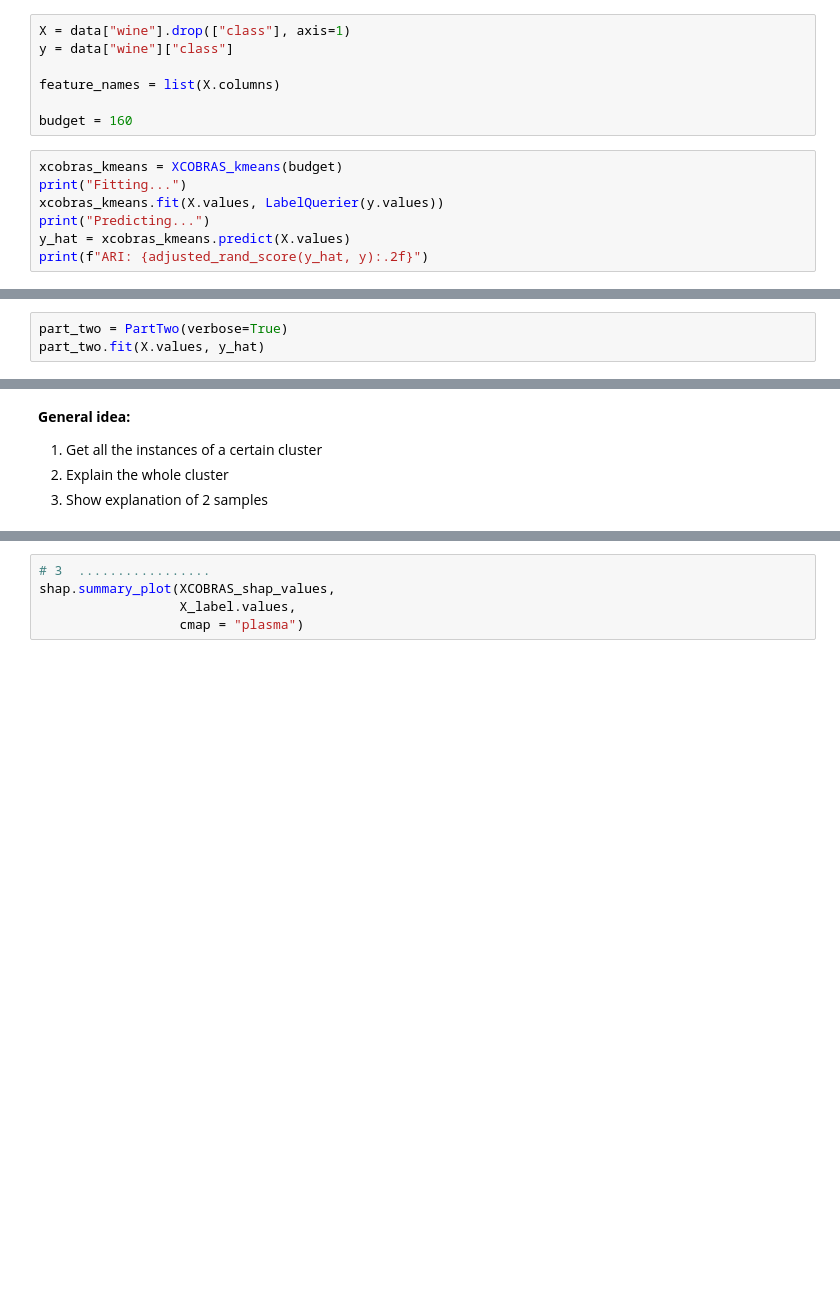
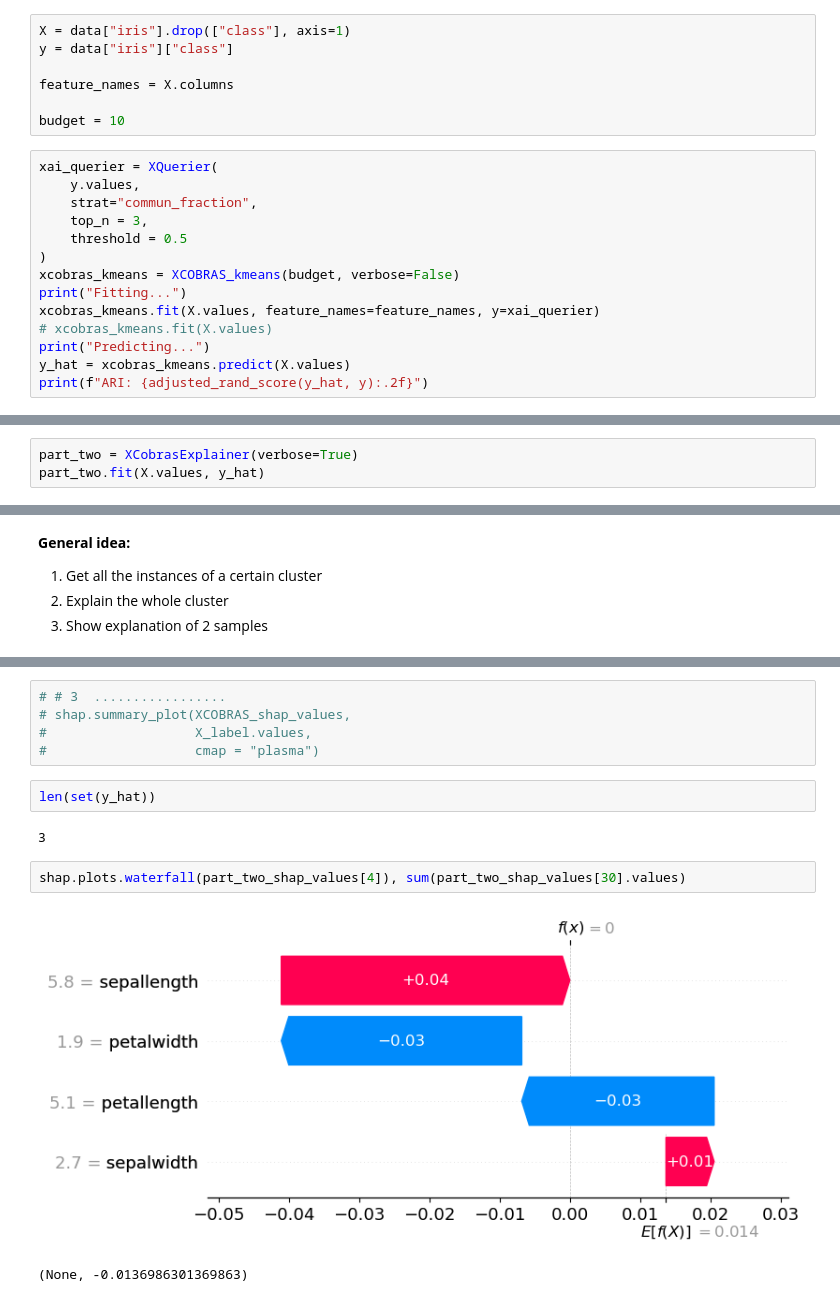
Before and after one commit to YacineMOK/XCOBRAS, a Jupyter notebook: XCOBRAS_kmeans/test_model_explainer.ipynb, the cells around one changed output, grey strips where cells are left out. Cells and saved outputs as stored; diff of their text form; blank space fills up the shorter version.

```diff
--- a/XCOBRAS_kmeans/test_model_explainer.ipynb
+++ b/XCOBRAS_kmeans/test_model_explainer.ipynb
@@ -51,16 +52,23 @@ for dataset_path in datasets_path:
     data[dataset_name] = pd.DataFrame(temp_data[0])
     data[dataset_name]["class"] = data[dataset_name]["class"].str.decode('utf-8')
 # %%
-X = data["wine"].drop(["class"], axis=1)
-y = data["wine"]["class"]
+X = data["iris"].drop(["class"], axis=1)
+y = data["iris"]["class"]
 
-feature_names = list(X.columns)
+feature_names = X.columns
 
-budget = 160
+budget = 10
 # %%
-xcobras_kmeans = XCOBRAS_kmeans(budget)
+xai_querier = XQuerier(
+    y.values,
+    strat="commun_fraction",
+    top_n = 3,
+    threshold = 0.5
+)
+xcobras_kmeans = XCOBRAS_kmeans(budget, verbose=False)
 print("Fitting...")
-xcobras_kmeans.fit(X.values, LabelQuerier(y.values))
+xcobras_kmeans.fit(X.values, feature_names=feature_names, y=xai_querier)
+# xcobras_kmeans.fit(X.values)
 print("Predicting...")
 y_hat = xcobras_kmeans.predict(X.values)
 print(f"ARI: {adjusted_rand_score(y_hat, y):.2f}")
@@ -69,5 +100,5 @@ Fitting...
 # %%
-part_two = PartTwo(verbose=True)
+part_two = XCobrasExplainer(verbose=True)
 part_two.fit(X.values, y_hat)
 # %% [output]
 ---------Some scores:---------
@@ -114,5 +150,14 @@ part_two_shap_values = explainer_part_two(X_label)
 # %%
-# 3  .................
-shap.summary_plot(XCOBRAS_shap_values,
-                  X_label.values,
-                  cmap = "plasma")
+# # 3  .................
+# shap.summary_plot(XCOBRAS_shap_values,
+#                   X_label.values,
+#                   cmap = "plasma")
+# %%
+len(set(y_hat))
+# %% [output]
+3
+# %%
+shap.plots.waterfall(part_two_shap_values[4]), sum(part_two_shap_values[30].values)
+# %% [output]
+[figure, added]
+(None, -0.0136986301369863)
```
Also changed, not shown: parts of 25 cells of this notebook, 44 other files.
